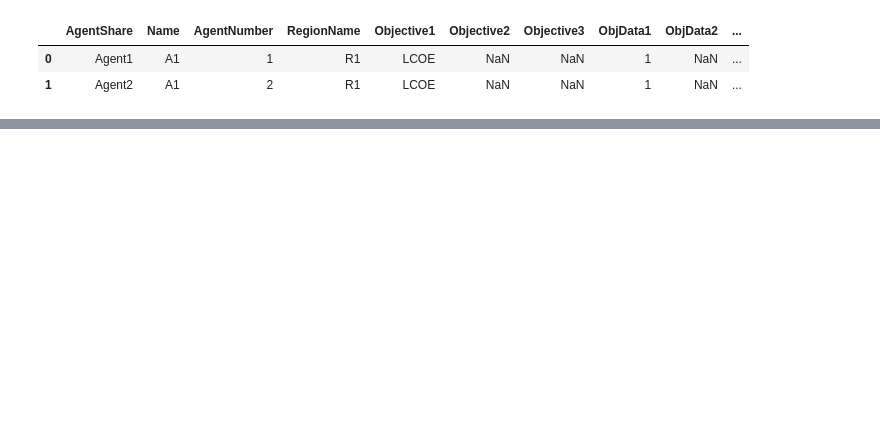
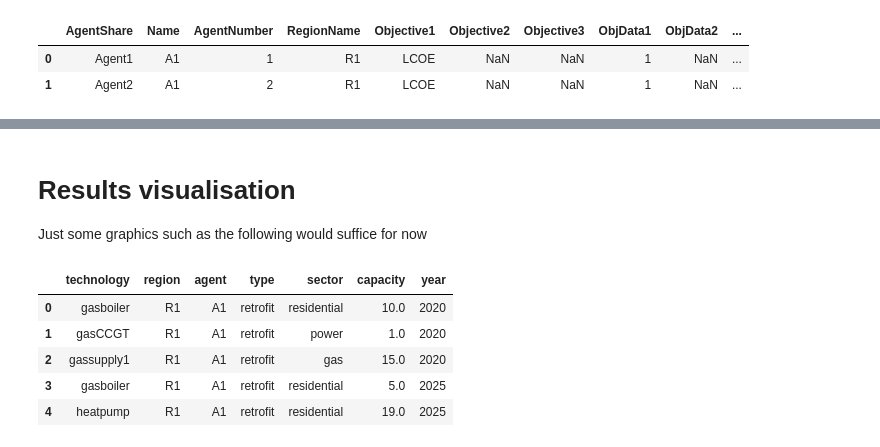
Before and after one commit to alexanderkell/muse-dashboard-mock-up, a Jupyter notebook: specification.ipynb, the cells around one changed output, grey strips where cells are left out. Drawn from its saved outputs; the diff is of its cells as text; code cells hidden in the pictures; blank space fills up the shorter version.

```diff
--- a/specification.ipynb
+++ b/specification.ipynb
@@ -48,0 +240,14 @@ agents
+# %% [markdown]
+# Results visualisation
+
+Just some graphics such as the following would suffice for now
+# %%
+MCACapacity = pd.read_csv("/Users/alexanderkell/Documents/SGI/Projects/6-Platform-MockUp/Proposal/Results/MCACapacity.csv")
+MCACapacity.head()
+# %% [output]
+|  | technology | region | agent | type | sector | capacity | year |
+| 0 | gasboiler | R1 | A1 | retrofit | residential | 10.0 | 2020 |
+| 1 | gasCCGT | R1 | A1 | retrofit | power | 1.0 | 2020 |
+| 2 | gassupply1 | R1 | A1 | retrofit | gas | 15.0 | 2020 |
+| 3 | gasboiler | R1 | A1 | retrofit | residential | 5.0 | 2025 |
+| 4 | heatpump | R1 | A1 | retrofit | residential | 19.0 | 2025 |
```
Also changed, not shown: parts of 9 cells of this notebook, 30 other files.
